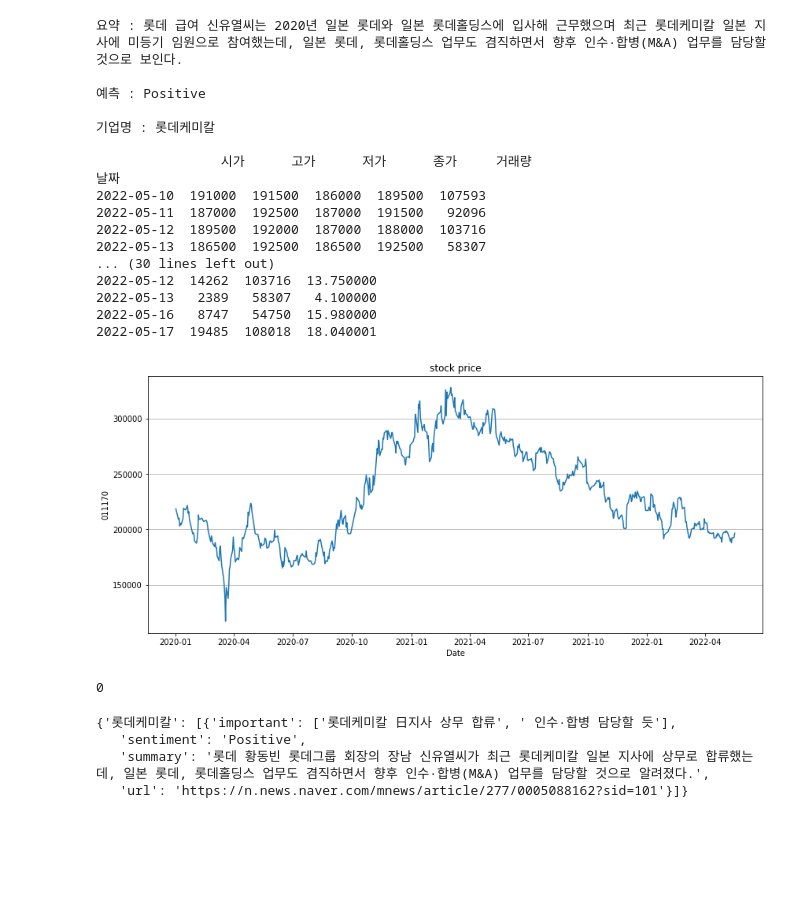
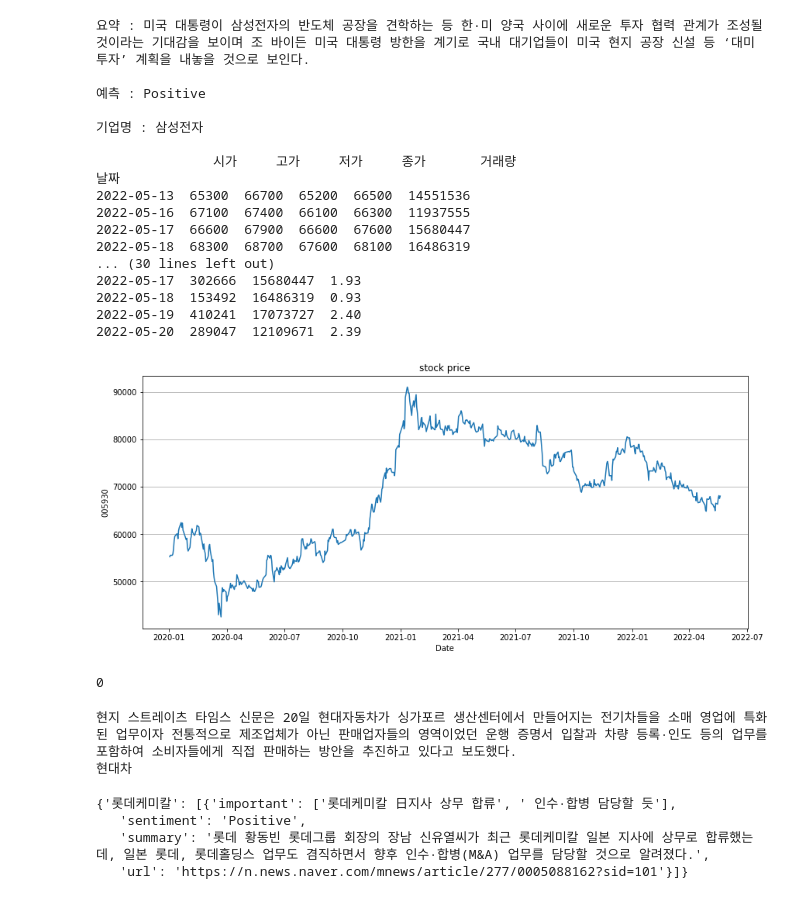
Before and after one commit to gytj2013/NewPhago, a Jupyter notebook: newphago_summarize.ipynb, the cells around one changed output. Drawn from its saved outputs; the diff is of its cells as text; code cells hidden in the pictures; blank space fills up the shorter version.

Commit message:
edit distance 기능 추가

```diff
--- a/newphago_summarize.ipynb
+++ b/newphago_summarize.ipynb
@@ -81,11 +82,16 @@ def extract_company(sum, CompanyDic):
   company_name = CompanyDic.keys()
   ner = Pororo(task="ner", lang="ko")
   companyL = []
+  candidateL = []
   for word in ner(sum):
     if word[1]=='ORGANIZATION' :
+      candidateL.append(word[0])
       if word[0] in company_name and word[0] not in companyL :
         companyL.append(word[0])
-  return companyL
+  if len(companyL) == 0 :
+    return editDis(company_name, candidateL)
+  else :
+    return companyL[0]
 # %%
 # 기업 주가 정보
 from pykrx import stock
@@ -156,30 +179,51 @@ def getURL() :
 # %%
-sum = summerize_news('https://n.news.naver.com/mnews/article/277/0005088162?sid=101')
+main, sum = summerize_news('https://n.news.naver.com/mnews/article/032/0003148141?sid=101')
 print("요약 : "+sum+"\n")
 print("예측 : "+forecast(sum)+"\n")
-companyL = extract_company(sum, return_name())
-print("기업명 : "+companyL[0]+"\n")
-company_info(companyL[0], return_name())
+company = extract_company(sum, return_name())
+print("기업명 : "+company+"\n")
+company_info(company, return_name())
 # %% [output]
-요약 : 롯데 급여 신유열씨는 2020년 일본 롯데와 일본 롯데홀딩스에 입사해 근무했으며 최근 롯데케미칼 일본 지사에 미등기 임원으로 참여했는데, 일본 롯데, 롯데홀딩스 업무도 겸직하면서 향후 인수·합병(M&A) 업무를 담당할 것으로 보인다.
+요약 : 미국 대통령이 삼성전자의 반도체 공장을 견학하는 등 한·미 양국 사이에 새로운 투자 협력 관계가 조성될 것이라는 기대감을 보이며 조 바이든 미국 대통령 방한을 계기로 국내 대기업들이 미국 현지 공장 신설 등 ‘대미 투자’ 계획을 내놓을 것으로 보인다.
 
 예측 : Positive
 
-기업명 : 롯데케미칼
+기업명 : 삼성전자
 
-                시가      고가      저가      종가     거래량
+               시가     고가     저가     종가       거래량
 날짜
-2022-05-10  191000  191500  186000  189500  107593
-2022-05-11  187000  192500  187000  191500   92096
-2022-05-12  189500  192000  187000  188000  103716
-2022-05-13  186500  192500  186500  192500   58307
+2022-05-13  65300  66700  65200  66500  14551536
+2022-05-16  67100  67400  66100  66300  11937555
+2022-05-17  66600  67900  66600  67600  15680447
+2022-05-18  68300  68700  67600  68100  16486319
 ... (30 lines left out)
-2022-05-12  14262  103716  13.750000
-2022-05-13   2389   58307   4.100000
-2022-05-16   8747   54750  15.980000
-2022-05-17  19485  108018  18.040001
+2022-05-17  302666  15680447  1.93
+2022-05-18  153492  16486319  0.93
+2022-05-19  410241  17073727  2.40
+2022-05-20  289047  12109671  2.39
-[figure, old version]
+[figure, new version]
 0
+# %%
+#from pororo import Pororo
+
+#abs_summ = Pororo(task="text_summarization", lang="ko", model="abstractive")
+
+text = '현대자동차가 싱가포르 생산센터에서 만들어지는 전기차들을 소비자들에게 직접 판매하는 방안을 추진 중이라고 현지 일간 스트레이츠 타임스가 20일 보도했다. \
+    신문은 현대차그룹 싱가포르 글로벌 혁신센터(HMGICS)가 최근 자사 웹사이트 및 구인·구직 소셜미디어 링크드인에 채용 리스트를 게시했다며 여기에는 운행 증명서 입찰과 차량 등록·인도 등의 업무가 포함된 판매 기획자도 포함돼 있다고 전했다. \
+    이는 소매 영업에 특화된 업무이자 전통적으로 제조업체가 아닌 판매업자들의 영역이라고 신문은 덧붙였다. 현재 현대차의 싱가포르 판매업체는 지난 1986년부터 계약을 맺은 Komoco다.'
+summary_output = abs_summ(text,
+                          beam=5,
+                          len_penalty=0.6,
+                          no_repeat_ngram_size=3,
+                          top_k=50,
+                          top_p=0.7
+                          )
+print(summary_output)
+company = extract_company(summary_output, return_name())
+print(company)
+# %% [output]
+현지 스트레이츠 타임스 신문은 20일 현대자동차가 싱가포르 생산센터에서 만들어지는 전기차들을 소매 영업에 특화된 업무이자 전통적으로 제조업체가 아닌 판매업자들의 영역이었던 운행 증명서 입찰과 차량 등록·인도 등의 업무를 포함하여 소비자들에게 직접 판매하는 방안을 추진하고 있다고 보도했다.
+현대차
 # %%
 # 주가 api 이용해서 주가 정보 받아오기
 from urllib import parse
```
Also changed, not shown: parts of 2 cells of this notebook.
